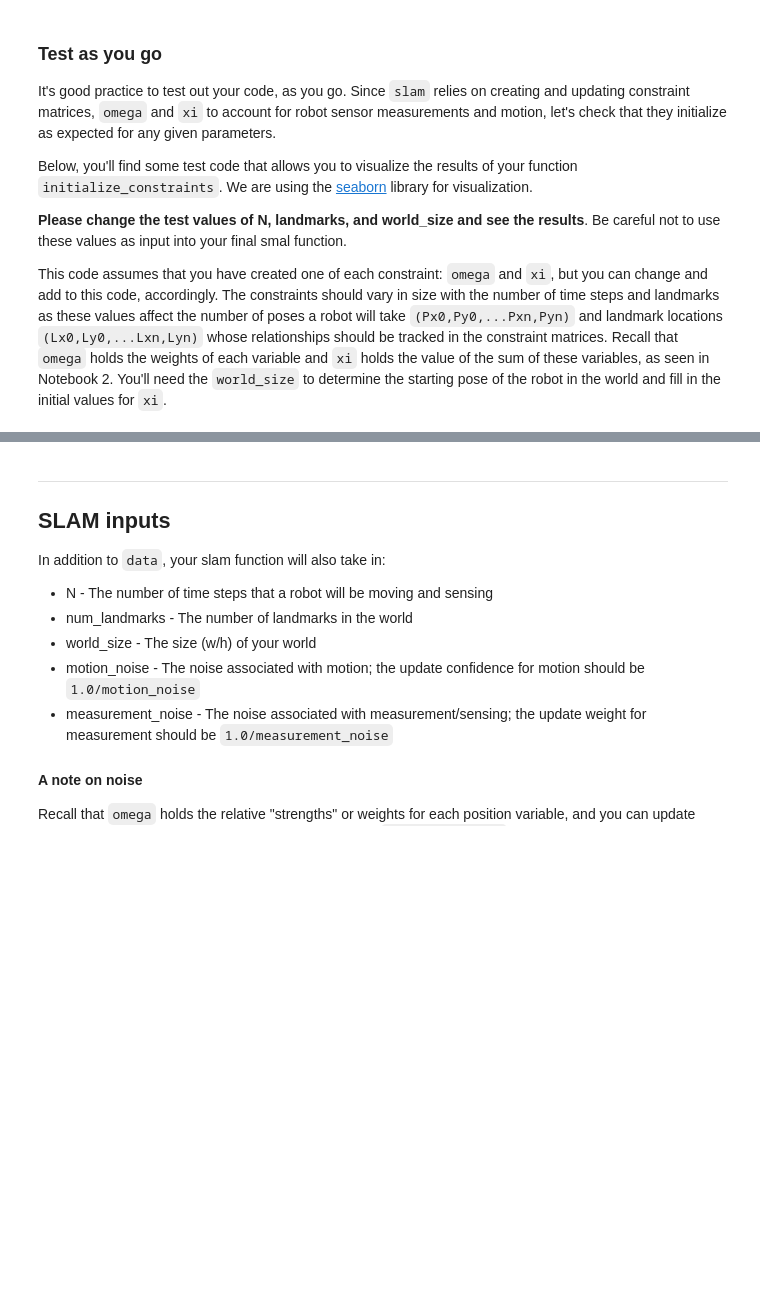
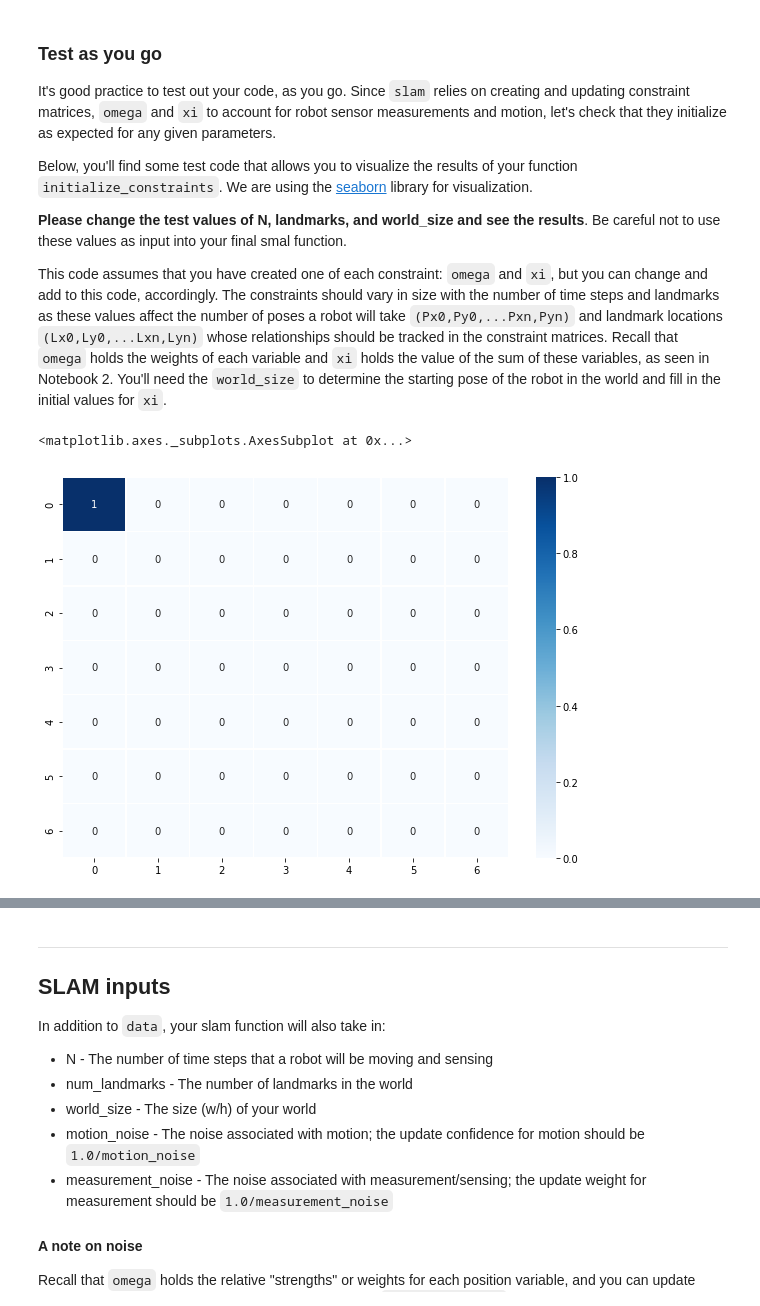
Before and after one commit to udacity/P3_Implement_SLAM, a Jupyter notebook: 3. Landmark Detection and Tracking.ipynb, the cells around one changed output, grey strips where cells are left out. Drawn from its saved outputs; the diff is of its cells as text; code cells hidden in the pictures; blank space fills up the shorter version.

```diff
--- a/3. Landmark Detection and Tracking.ipynb
+++ b/3. Landmark Detection and Tracking.ipynb
@@ -109,3 +121,7 @@ You may also choose to create two of each omega and xi (one for x and one for y
 Complete the function `initialize_constraints` so that it returns `omega` and `xi` constraints for the starting position of the robot. Any values that we do not yet know should be initialized with the value `0`. You may assume that our robot starts out in exactly the middle of the world with 100% confidence (no motion or measurement noise at this point). The inputs `N` time steps, `num_landmarks`, and `world_size` should give you all the information you need to construct intial constraints of the correct size and starting values.
 
 *Depending on your approach you may choose to return one omega and one xi that hold all (x,y) positions *or* two of each (one for x values and one for y); choose whichever makes most sense to you!*
+# %%
+mat_sz = 2
+omega_x = np.zeros([2,mat_sz])
+print(omega_x)
@@ -115,16 +134,20 @@ def initialize_constraints(N, num_landmarks, world_size):
         and returns initialized constraint matrices, omega and xi.'''
 
     ## Recommended: Define and store the size (rows/cols) of the constraint matrix in a variable
-
+    mat_sz = N + num_landmarks
     ## TODO: Define the constraint matrix, Omega, with two initial "strength" values
     ## for the initial x, y location of our robot
-    omega = [0]
-
+    omega_x = np.zeros([mat_sz,mat_sz])
+    omega_x[0,0] = 1
+    omega_y = np.zeros([mat_sz,mat_sz])
+    omega_y[0,0] = 1
     ## TODO: Define the constraint *vector*, xi
     ## you can assume that the robot starts out in the middle of the world with 100% confidence
-    xi = [0]
-
-    return omega, xi
+    xi_x = np.zeros([mat_sz,1])
+    xi_x[0,0] = world_size//2
+    xi_y = np.zeros([mat_sz,1])
+    xi_y[0,0] = world_size//2
+    return omega_x, omega_y, xi_x, xi_y
 # %% [markdown]
 ### Test as you go
 
@@ -148,13 +171,16 @@ num_landmarks_test = 2
 small_world = 10
 
 # initialize the constraints
-initial_omega, initial_xi = initialize_constraints(N_test, num_landmarks_test, small_world)
+initial_omega_x, initial_omega_y, initial_xi_x, initial_xi_y = initialize_constraints(N_test, num_landmarks_test, small_world)
 # %%
 # define figure size
 plt.rcParams["figure.figsize"] = (10,7)
 
 # display omega
-sns.heatmap(DataFrame(initial_omega), cmap='Blues', annot=True, linewidths=.5)
+sns.heatmap(DataFrame(initial_omega_x), cmap='Blues', annot=True, linewidths=.5)
+# %% [output]
+<matplotlib.axes._subplots.AxesSubplot at 0x...>
+[figure, added]
 # %%
 # define  figure size
 plt.rcParams["figure.figsize"] = (1,7)
```
Also changed, not shown: parts of 12 cells of this notebook, 2 other files.
